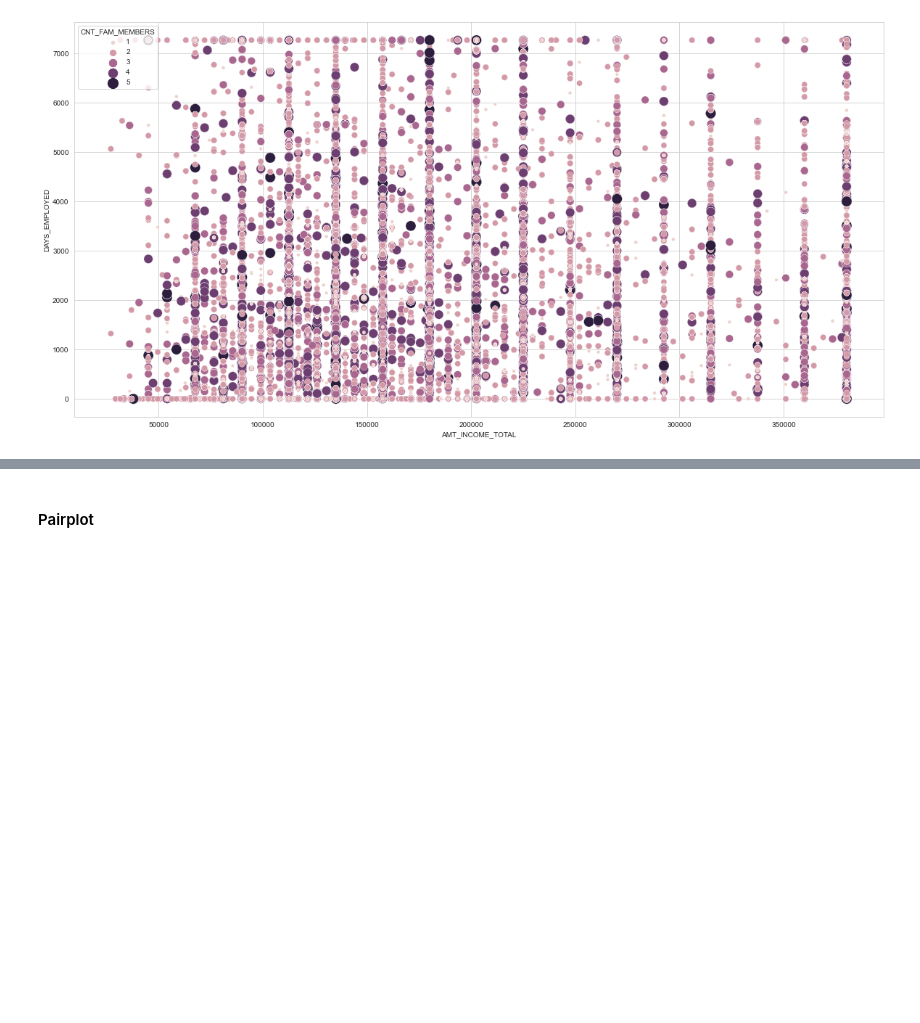
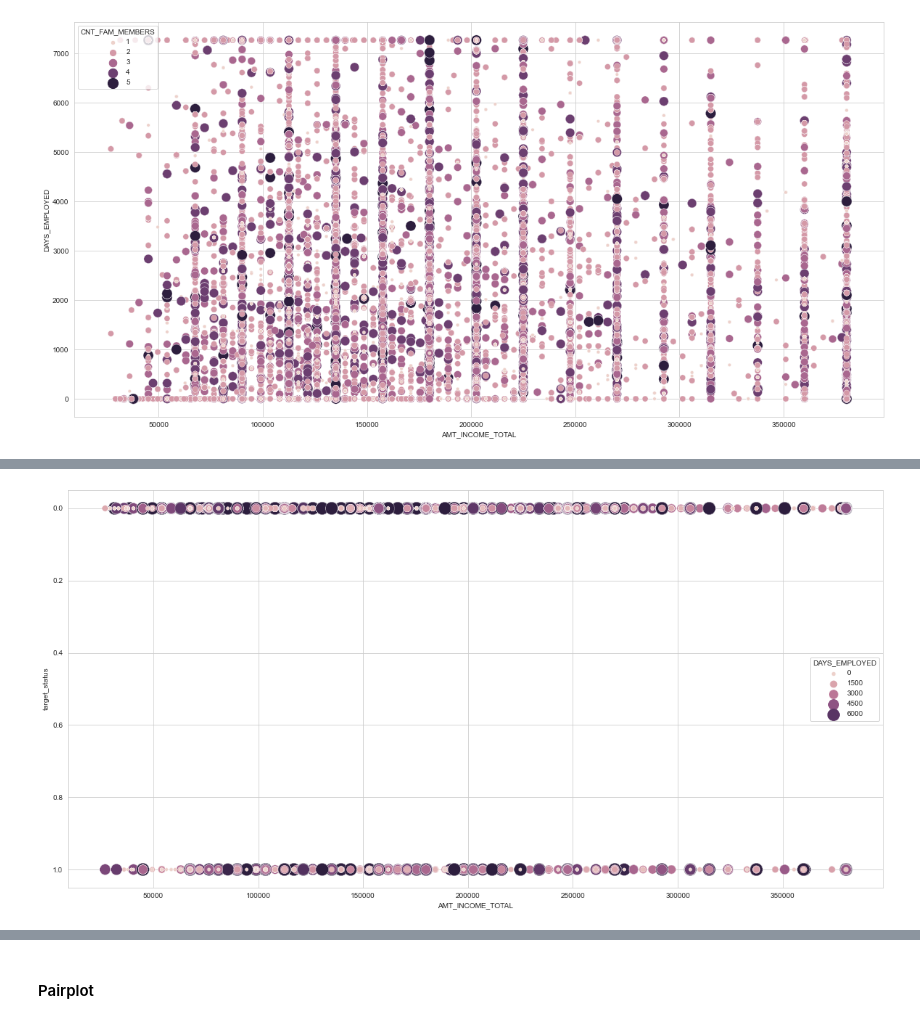
Before and after one commit to Chilthalanka/credit-card-approval-prediction, a Jupyter notebook: credit-card-approval-eda.ipynb, the cells around one changed output, grey strips where cells are left out. Saved outputs shown, nothing was run; the diff lists cells and outputs as text; code cells hidden in the pictures; blank space fills up the shorter version.

```diff
--- a/credit-card-approval-eda.ipynb
+++ b/credit-card-approval-eda.ipynb
@@ -1102,0 +1172,13 @@ plt.show()
+# %%
+fig = plt.figure(figsize=(20,10))
+
+sns.scatterplot(data=merged_df,
+                x="AMT_INCOME_TOTAL",
+                y="target_status",
+                size="DAYS_EMPLOYED",
+                sizes=(20, 300),
+                hue="DAYS_EMPLOYED")
+
+plt.show()
+# %% [output]
+[figure, added]
```
Also changed, not shown: parts of 24 cells of this notebook.
